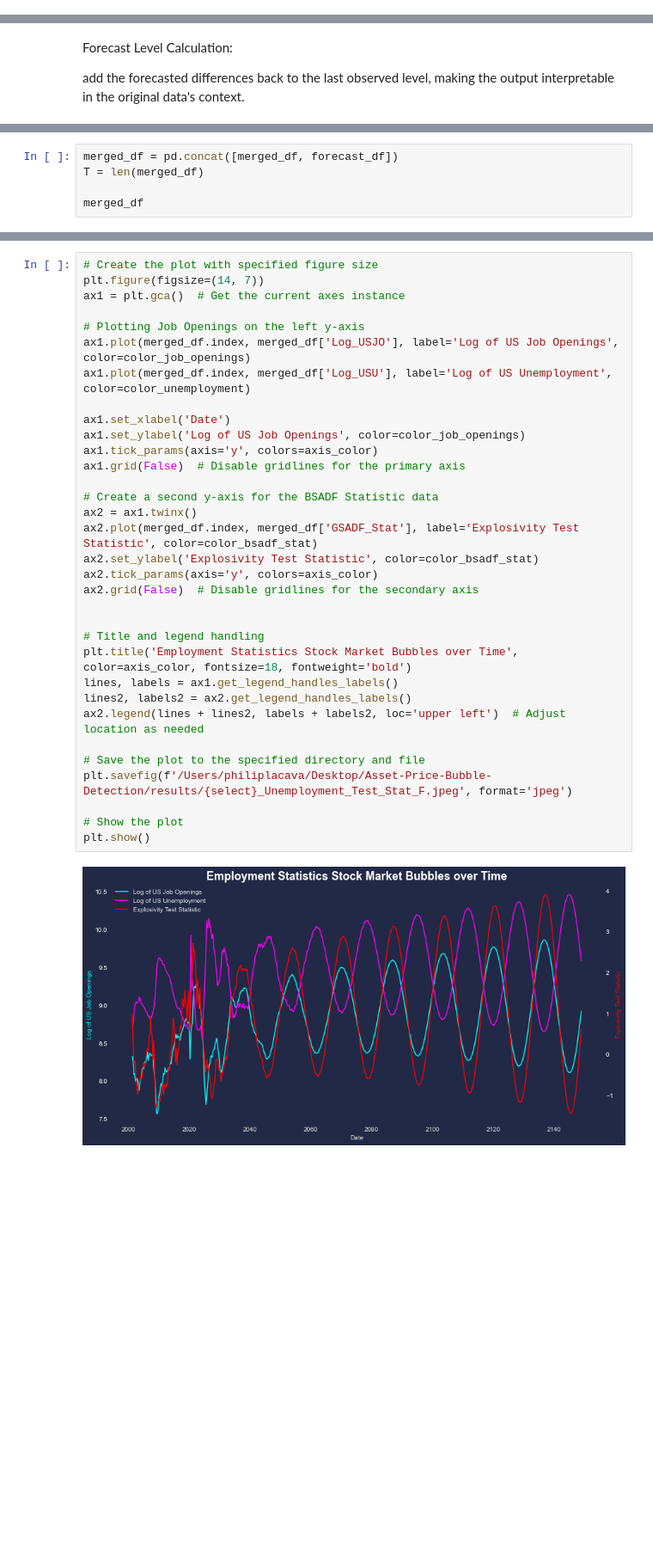
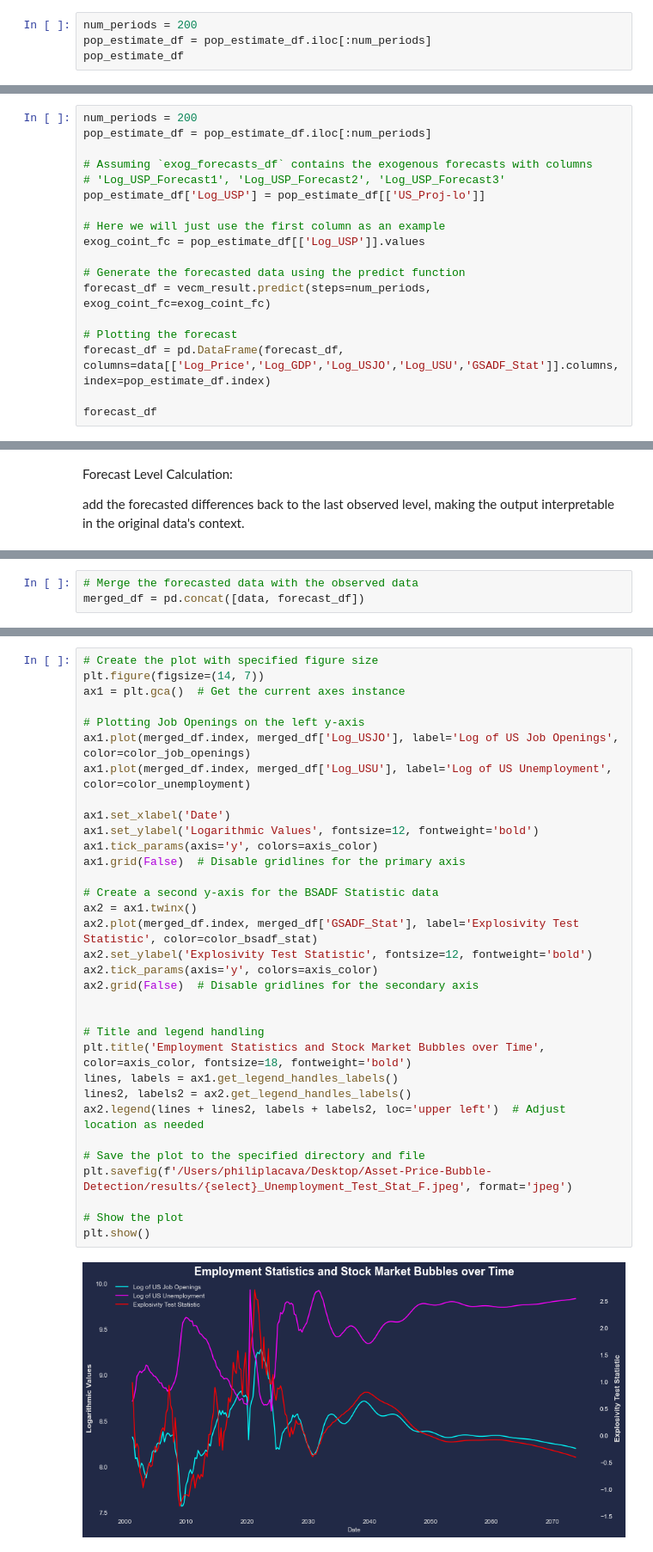
Before and after one commit to Philip-Lacava/Asset-Price-Bubble-Detection, a Jupyter notebook: Bubble Model 3.ipynb, the cells around one changed output, grey strips where cells are left out. Shown at 86% size. Drawn from its saved outputs; the diff is of its cells as text; blank space fills up the shorter version.

```diff
--- a/Bubble Model 3.ipynb
+++ b/Bubble Model 3.ipynb
@@ -981,0 +1074,4 @@ array([[ 9.18280727, 15.52887306,  8.69740739,  8.56701519,  0.84781129,
+# %%
+num_periods = 200
+pop_estimate_df = pop_estimate_df.iloc[:num_periods]
+pop_estimate_df
@@ -981,0 +1093,18 @@ array([[ 9.18280727, 15.52887306,  8.69740739,  8.56701519,  0.84781129,
+# %%
+num_periods = 200
+pop_estimate_df = pop_estimate_df.iloc[:num_periods]
+
+# Assuming `exog_forecasts_df` contains the exogenous forecasts with columns
+# 'Log_USP_Forecast1', 'Log_USP_Forecast2', 'Log_USP_Forecast3'
+pop_estimate_df['Log_USP'] = pop_estimate_df[['US_Proj-lo']]
+
+# Here we will just use the first column as an example
+exog_coint_fc = pop_estimate_df[['Log_USP']].values
+
+# Generate the forecasted data using the predict function
+forecast_df = vecm_result.predict(steps=num_periods, exog_coint_fc=exog_coint_fc)
+
+# Plotting the forecast
+forecast_df = pd.DataFrame(forecast_df, columns=data[['Log_Price','Log_GDP','Log_USJO','Log_USU','GSADF_Stat']].columns, index=pop_estimate_df.index)
+
+forecast_df
@@ -1080,3 +1182,6 @@ forecast_df
+# %%
+# Merge the forecasted data with the observed data
+merged_df = pd.concat([data, forecast_df])
 # %%
 # Create the main figure and axis
 fig, ax1 = plt.subplots(figsize=(12, 8))
@@ -1136,5 +1240,0 @@ plt.show()
-# %%
-merged_df = pd.concat([merged_df, forecast_df])
-T = len(merged_df)
-
-merged_df
@@ -1156,37 +1244,37 @@ merged_df
 # Create the plot with specified figure size
 plt.figure(figsize=(14, 7))
 ax1 = plt.gca()  # Get the current axes instance
 
 # Plotting Job Openings on the left y-axis
 ax1.plot(merged_df.index, merged_df['Log_USJO'], label='Log of US Job Openings', color=color_job_openings)
 ax1.plot(merged_df.index, merged_df['Log_USU'], label='Log of US Unemployment', color=color_unemployment)
 
 ax1.set_xlabel('Date')
-ax1.set_ylabel('Log of US Job Openings', color=color_job_openings)
+ax1.set_ylabel('Logarithmic Values', fontsize=12, fontweight='bold')
 ax1.tick_params(axis='y', colors=axis_color)
 ax1.grid(False)  # Disable gridlines for the primary axis
 
 # Create a second y-axis for the BSADF Statistic data
 ax2 = ax1.twinx()
 ax2.plot(merged_df.index, merged_df['GSADF_Stat'], label='Explosivity Test Statistic', color=color_bsadf_stat)
-ax2.set_ylabel('Explosivity Test Statistic', color=color_bsadf_stat)
+ax2.set_ylabel('Explosivity Test Statistic', fontsize=12, fontweight='bold')
 ax2.tick_params(axis='y', colors=axis_color)
 ax2.grid(False)  # Disable gridlines for the secondary axis
 
 
 # Title and legend handling
-plt.title('Employment Statistics Stock Market Bubbles over Time', color=axis_color, fontsize=18, fontweight='bold')
+plt.title('Employment Statistics and Stock Market Bubbles over Time', color=axis_color, fontsize=18, fontweight='bold')
 lines, labels = ax1.get_legend_handles_labels()
 lines2, labels2 = ax2.get_legend_handles_labels()
 ax2.legend(lines + lines2, labels + labels2, loc='upper left')  # Adjust location as needed
 
 # Save the plot to the specified directory and file
 plt.savefig(f'/Users/philiplacava/Desktop/Asset-Price-Bubble-Detection/results/{select}_Unemployment_Test_Stat_F.jpeg', format='jpeg')
 
 # Show the plot
 plt.show()
 # %% [output]
-[figure, old version]
+[figure, new version]
 # %%
 # Create a figure and a set of subplots with the desired size
 
```
Also changed, not shown: parts of 30 cells of this notebook, 12 other files.
